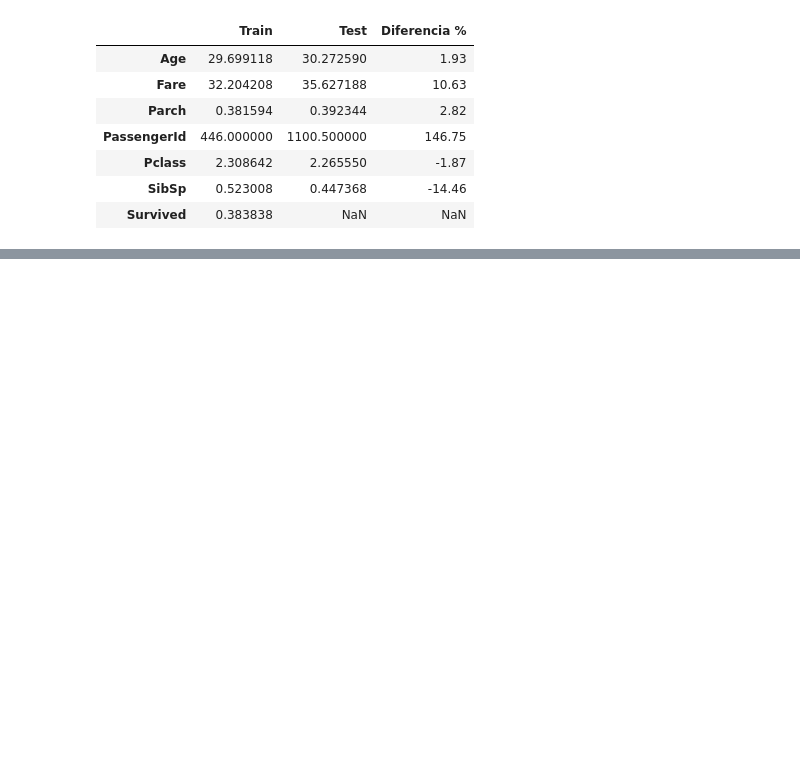
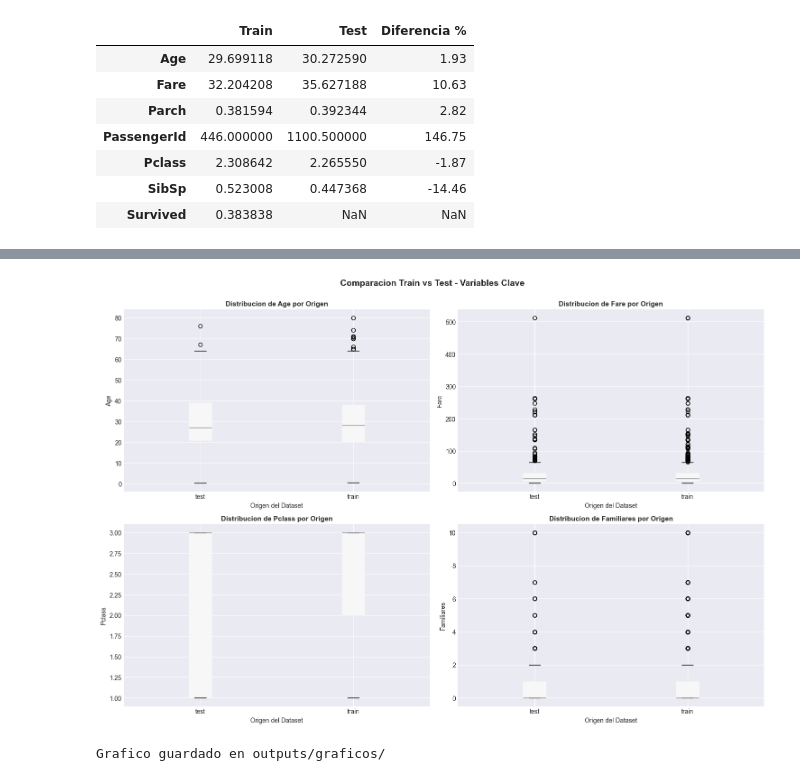
Before and after one commit to Danfezinho/taller-pandas-titanic-individual, a Jupyter notebook: notebooks:/analisis_titanic.ipynb, the cells around one changed output, grey strips where cells are left out. Cells and saved outputs as stored; diff of their text form; code cells hidden in the pictures; blank space fills up the shorter version.

```diff
--- a/notebooks:/analisis_titanic.ipynb
+++ b/notebooks:/analisis_titanic.ipynb
@@ -145,0 +264,11 @@ COMPARACION TRAIN VS TEST (Medias):
+# %%
+# Unir verticalmente ambos datasets
+datos_completos = pd.concat([train, test], ignore_index=True)
+
+print("\n" + "=" * 60)
+print("DATASETS UNIDOS EXITOSAMENTE")
+print("=" * 60)
+print(f"\nShape del dataset completo: {datos_completos.shape}")
+print(f"\nDistribucion por origen:")
+print(datos_completos['source'].value_counts())
+print(f"\nTotal de pasajeros: {len(datos_completos)}")
@@ -145,0 +299,12 @@ COMPARACION TRAIN VS TEST (Medias):
+# %%
+# Comparar estadisticas por origen
+print("=" * 60)
+print("COMPARACION DE ESTADISTICAS POR ORIGEN")
+print("=" * 60)
+
+# Variables numéricas clave para comparar
+variables_comparar = ['Age', 'Fare', 'Pclass', 'Familiares']
+
+for var in variables_comparar:
+    print(f"\n--- {var} ---")
+    print(datos_completos.groupby('source')[var].describe()[['mean', 'std', 'min', 'max']])
@@ -145,0 +329,24 @@ COMPARACION TRAIN VS TEST (Medias):
+# %%
+# Comparacion visual de variables clave
+fig, axes = plt.subplots(2, 2, figsize=(15, 10))
+axes = axes.flatten()
+
+colores = {'train': 'skyblue', 'test': 'lightcoral'}
+
+for idx, var in enumerate(variables_comparar):
+    # Boxplot comparativo
+    datos_completos.boxplot(column=var, by='source', ax=axes[idx], patch_artist=True)
+    axes[idx].set_title(f'Distribucion de {var} por Origen', fontsize=11, fontweight='bold')
+    axes[idx].set_xlabel('Origen del Dataset')
+    axes[idx].set_ylabel(var)
+    axes[idx].get_figure().suptitle('')  # Quitar el titulo automatico de pandas
+
+plt.suptitle('Comparacion Train vs Test - Variables Clave', y=1.00, fontsize=14, fontweight='bold')
+plt.tight_layout()
+plt.savefig('../outputs:/graficos:/comparacion_train_test.png', dpi=300, bbox_inches='tight')
+plt.show()
+
+print("Grafico guardado en outputs/graficos/")
+# %% [output]
+[figure, added]
+Grafico guardado en outputs/graficos/
```
Also changed, not shown: parts of 18 cells of this notebook, 4 other files.
